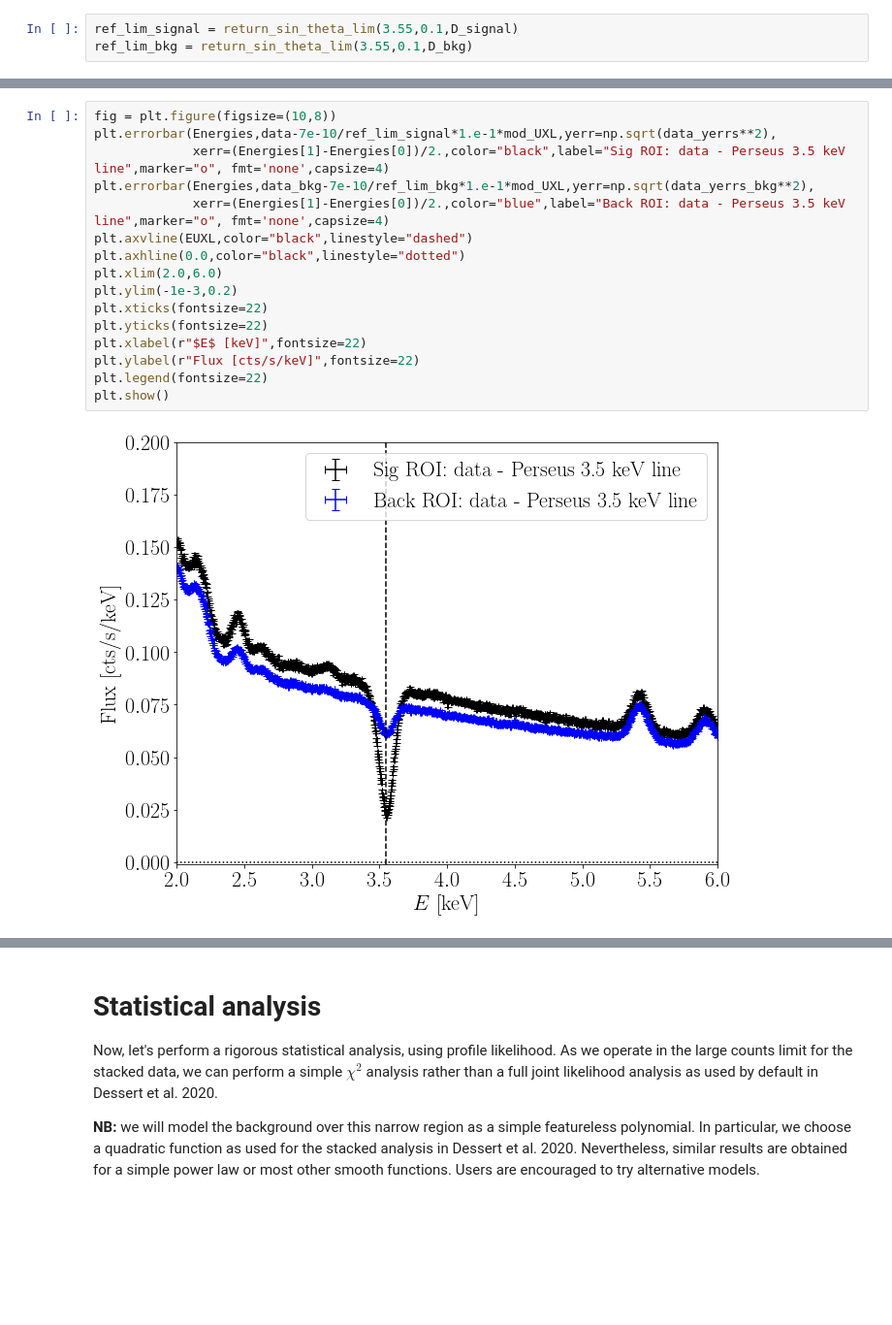
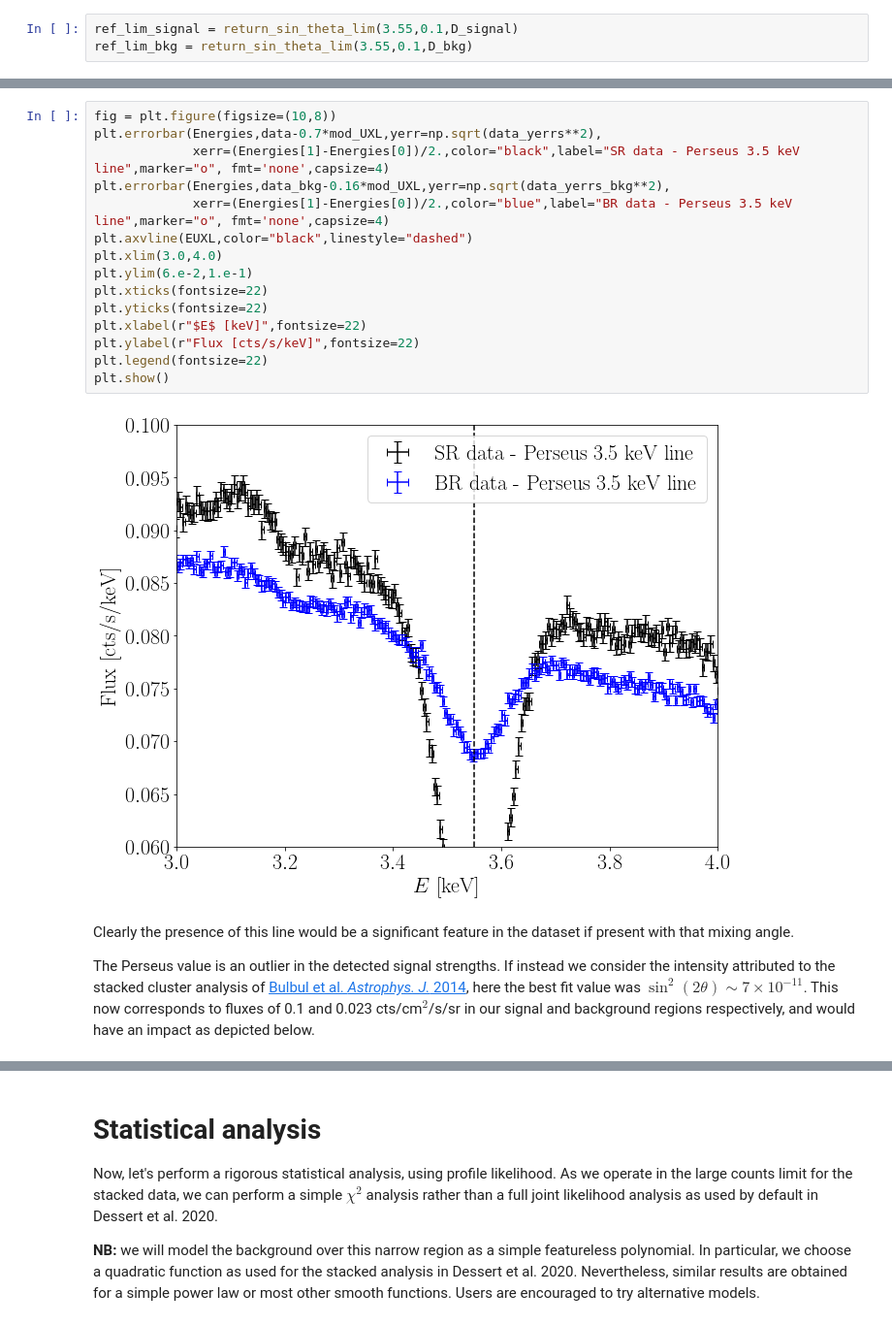
Before and after one commit to bsafdi/BlankSkyfor3p5, a Jupyter notebook: Jupyter/DRS20_mos_stacked.ipynb, the cells around one changed output, grey strips where cells are left out. Shown at 97% size. Cells and saved outputs as stored; diff of their text form; blank space fills up the shorter version.

```diff
--- a/Jupyter/DRS20_mos_stacked.ipynb
+++ b/Jupyter/DRS20_mos_stacked.ipynb
@@ -204,20 +210,23 @@ plt.show()
 # %%
 fig = plt.figure(figsize=(10,8))
-plt.errorbar(Energies,data-7e-10/ref_lim_signal*1.e-1*mod_UXL,yerr=np.sqrt(data_yerrs**2),
-             xerr=(Energies[1]-Energies[0])/2.,color="black",label="Sig ROI: data - Perseus 3.5 keV line",marker="o", fmt='none',capsize=4)
-plt.errorbar(Energies,data_bkg-7e-10/ref_lim_bkg*1.e-1*mod_UXL,yerr=np.sqrt(data_yerrs_bkg**2),
-             xerr=(Energies[1]-Energies[0])/2.,color="blue",label="Back ROI: data - Perseus 3.5 keV line",marker="o", fmt='none',capsize=4)
+plt.errorbar(Energies,data-0.7*mod_UXL,yerr=np.sqrt(data_yerrs**2),
+             xerr=(Energies[1]-Energies[0])/2.,color="black",label="SR data - Perseus 3.5 keV line",marker="o", fmt='none',capsize=4)
+plt.errorbar(Energies,data_bkg-0.16*mod_UXL,yerr=np.sqrt(data_yerrs_bkg**2),
+             xerr=(Energies[1]-Energies[0])/2.,color="blue",label="BR data - Perseus 3.5 keV line",marker="o", fmt='none',capsize=4)
 plt.axvline(EUXL,color="black",linestyle="dashed")
-plt.axhline(0.0,color="black",linestyle="dotted")
-plt.xlim(2.0,6.0)
-plt.ylim(-1e-3,0.2)
+plt.xlim(3.0,4.0)
+plt.ylim(6.e-2,1.e-1)
 plt.xticks(fontsize=22)
 plt.yticks(fontsize=22)
 plt.xlabel(r"$E$ [keV]",fontsize=22)
 plt.ylabel(r"Flux [cts/s/keV]",fontsize=22)
 plt.legend(fontsize=22)
 plt.show()
 # %% [output]
-[figure, old version]
+[figure, new version]
+# %% [markdown]
+Clearly the presence of this line would be a significant feature in the dataset if present with that mixing angle.
+
+The Perseus value is an outlier in the detected signal strengths. If instead we consider the intensity attributed to the stacked cluster analysis of [Bulbul et al. _Astrophys. J._ 2014](https://iopscience.iop.org/article/10.1088/0004-637X/789/1/13), here the best fit value was $\sin^2(2\theta) \sim 7 \times 10^{-11}$. This now corresponds to fluxes of 0.1 and 0.023 cts/cm$^2$/s/sr in our signal and background regions respectively, and would have an impact as depicted below.
 # %%
 fig = plt.figure(figsize=(10,8))
```
Also changed, not shown: parts of 98 cells of this notebook.
